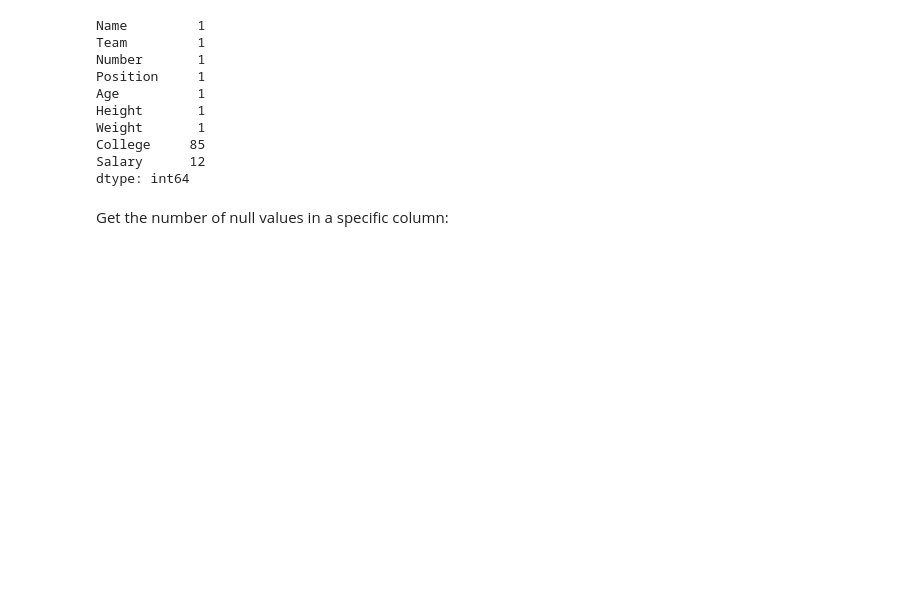
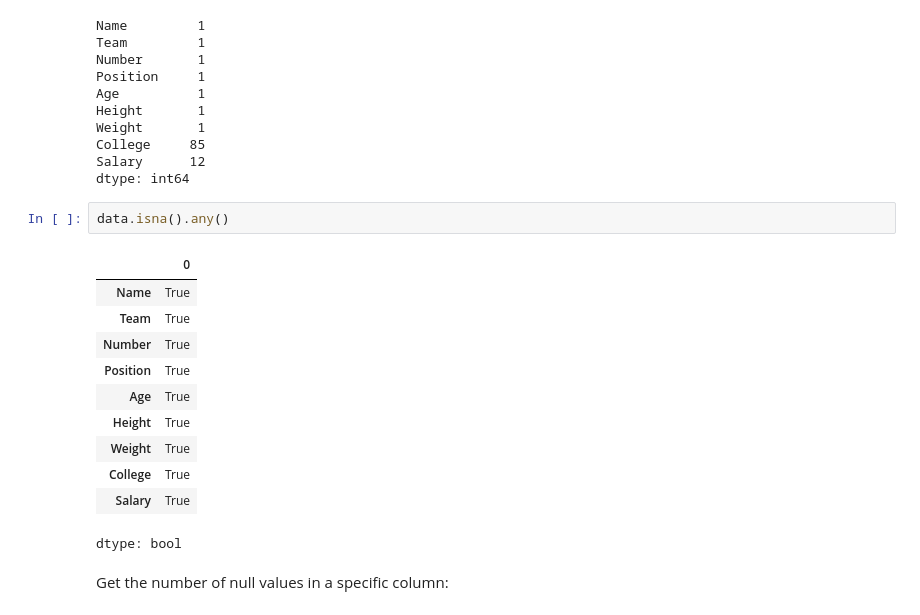
Before and after one commit to JKijonoka/Bootcamp_public, a Jupyter notebook: Day1/Day1 - Data foundations tutorial.ipynb, the cells around one changed output. Drawn from its saved outputs; the diff is of its cells as text; blank space fills up the shorter version.

```diff
--- a/Day1/Day1 - Data foundations tutorial.ipynb
+++ b/Day1/Day1 - Data foundations tutorial.ipynb
@@ -146,6 +146,20 @@ Weight       1
 College     85
 Salary      12
 dtype: int64
+# %%
+data.isna().any()
+# %% [output]
+|  | 0 |
+| Name | True |
+| Team | True |
+| Number | True |
+| Position | True |
+| Age | True |
+| Height | True |
+| Weight | True |
+| College | True |
+| Salary | True |
+dtype: bool
 # %% [markdown]
 Get the number of null values in a specific column:
 # %%
```
Also changed, not shown: parts of 26 cells of this notebook.
